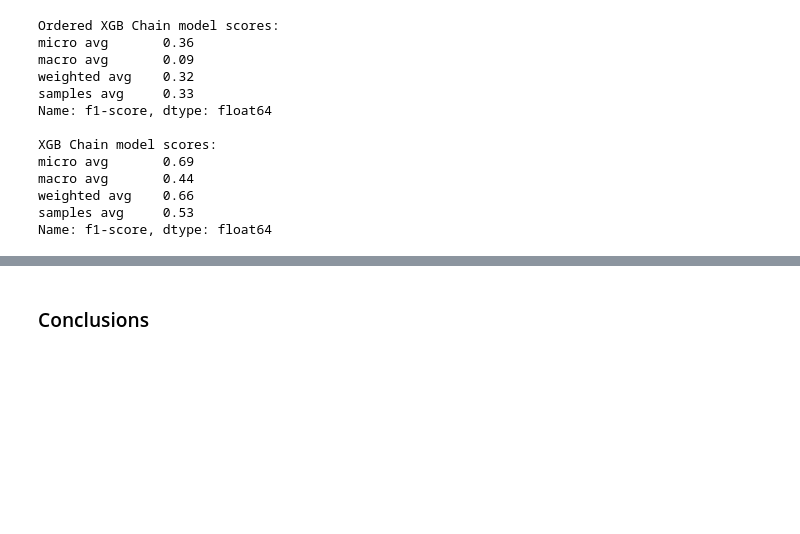
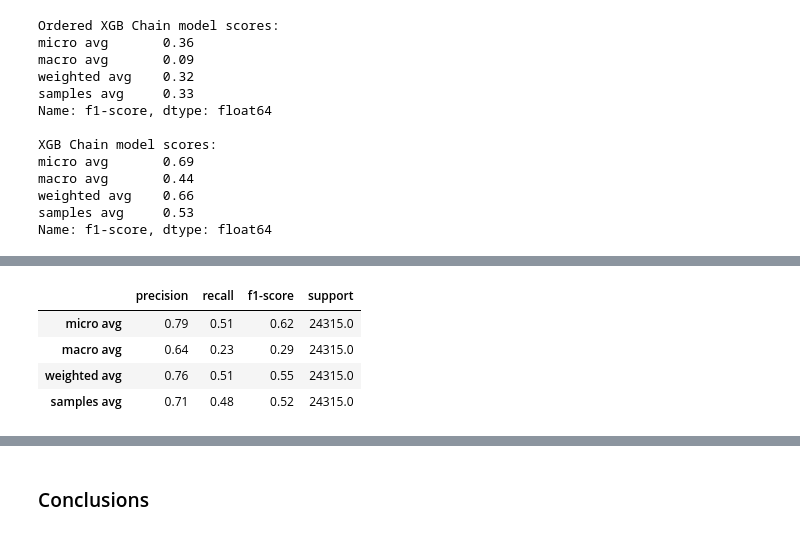
Before and after one commit to SolanaO/Disaster_Response_Texts, a Jupyter notebook: notebooks/ML_Pipeline_Preparation.ipynb, the cells around one changed output, grey strips where cells are left out. Cells and saved outputs as stored; diff of their text form; code cells hidden in the pictures; blank space fills up the shorter version.

```diff
--- a/notebooks/ML_Pipeline_Preparation.ipynb
+++ b/notebooks/ML_Pipeline_Preparation.ipynb
@@ -1223,0 +1382,10 @@ Name: f1-score, dtype: float64
+# %%
+# averages the xgb model
+ada_tuned_model_avg_report = report_to_dataframe(Y_test, Y_pred_ada_tuned, categories)[1]
+ada_tuned_model_avg_report
+# %% [output]
+|  | precision | recall | f1-score | support |
+| micro avg | 0.79 | 0.51 | 0.62 | 24315.0 |
+| macro avg | 0.64 | 0.23 | 0.29 | 24315.0 |
+| weighted avg | 0.76 | 0.51 | 0.55 | 24315.0 |
+| samples avg | 0.71 | 0.48 | 0.52 | 24315.0 |
```
Also changed, not shown: parts of 25 cells of this notebook.
